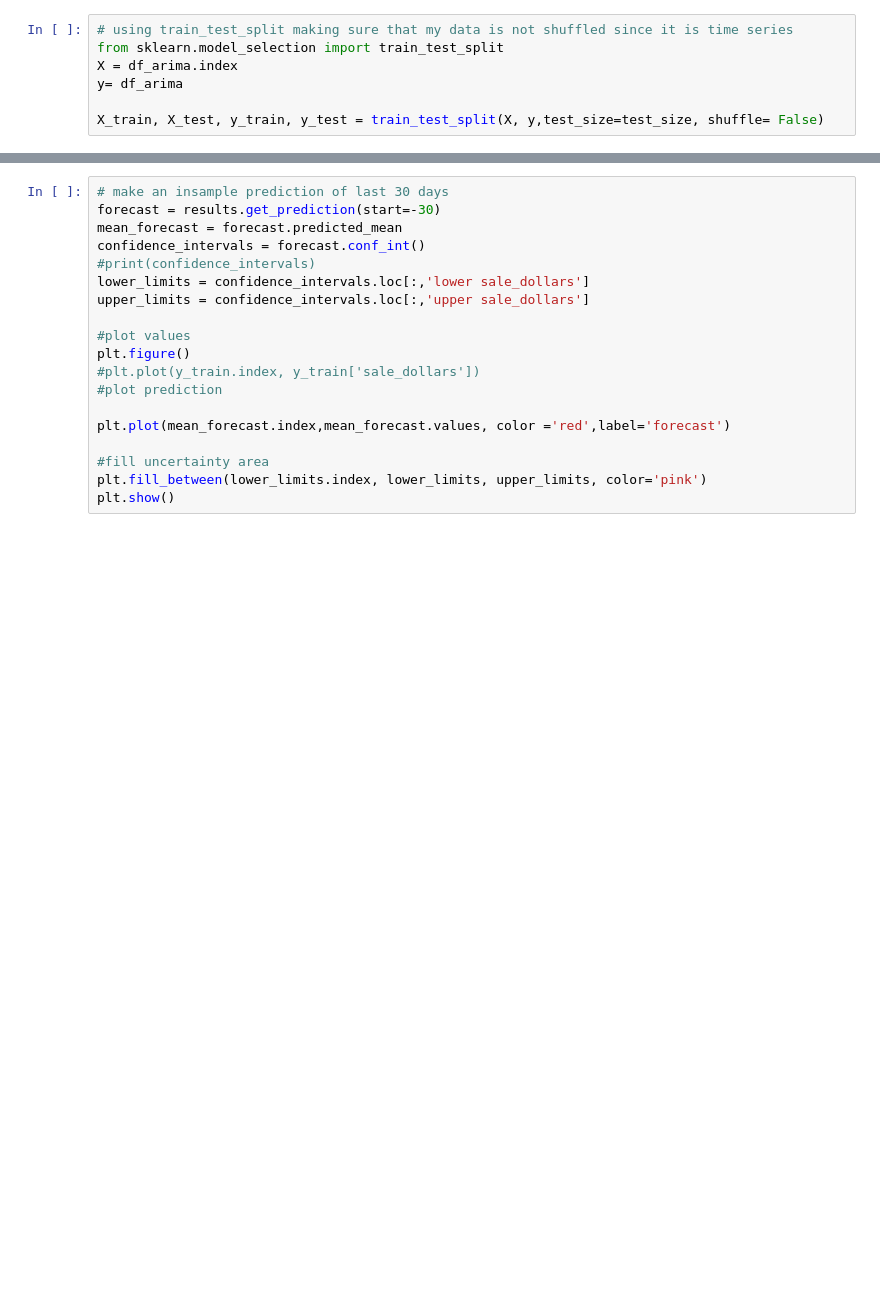
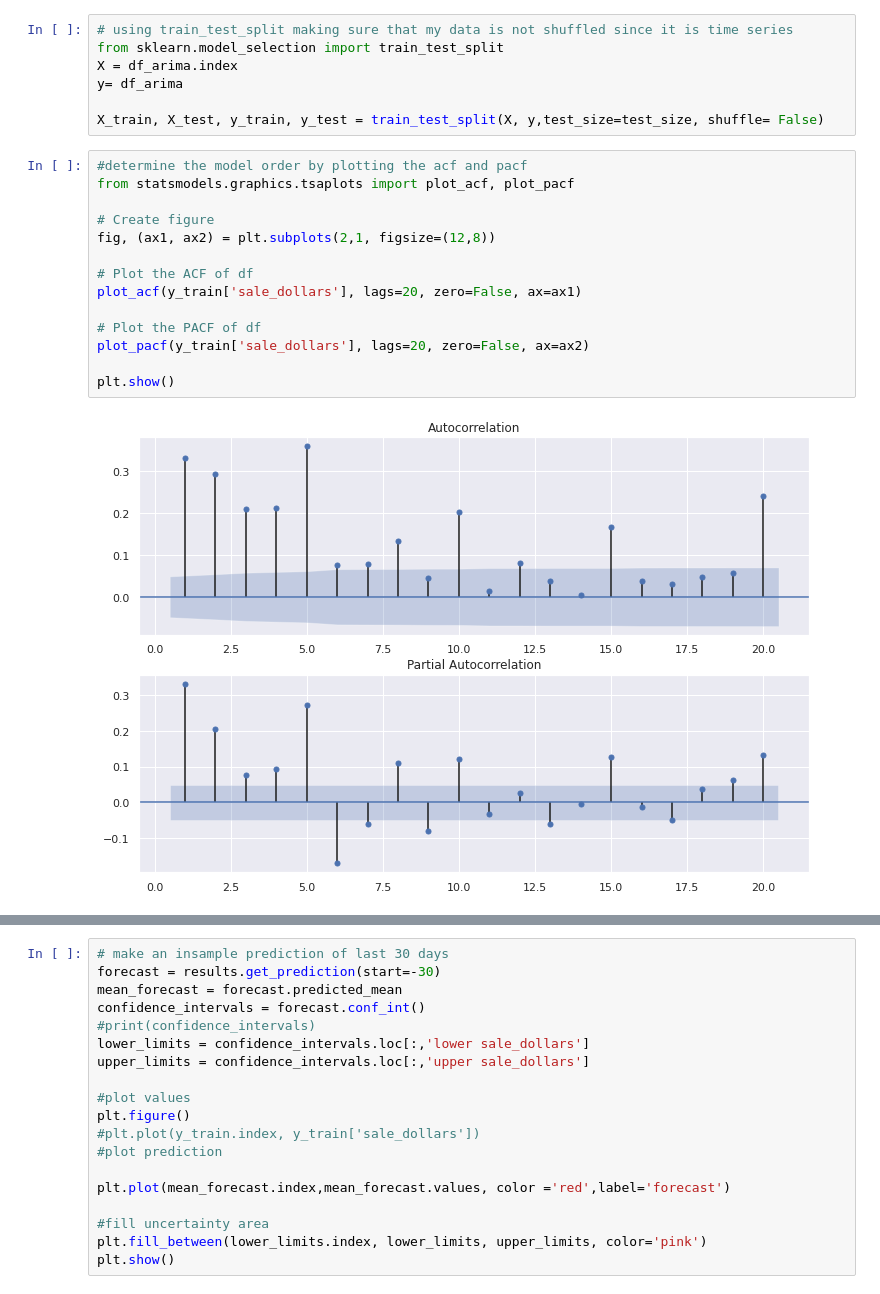
Before and after one commit to JonHaz/Capstone-2-LVMH-Sales-in-Iowa, a Jupyter notebook: LVMH_Capstone_Two_Modeling.ipynb, the cells around one changed output, grey strips where cells are left out. Cells and saved outputs as stored; diff of their text form; blank space fills up the shorter version.

```diff
--- a/LVMH_Capstone_Two_Modeling.ipynb
+++ b/LVMH_Capstone_Two_Modeling.ipynb
@@ -348,3 +348,19 @@ X = df_arima.index
 y= df_arima
 
 X_train, X_test, y_train, y_test = train_test_split(X, y,test_size=test_size, shuffle= False)
+# %%
+#determine the model order by plotting the acf and pacf
+from statsmodels.graphics.tsaplots import plot_acf, plot_pacf
+
+# Create figure
+fig, (ax1, ax2) = plt.subplots(2,1, figsize=(12,8))
+
+# Plot the ACF of df
+plot_acf(y_train['sale_dollars'], lags=20, zero=False, ax=ax1)
+
+# Plot the PACF of df
+plot_pacf(y_train['sale_dollars'], lags=20, zero=False, ax=ax2)
+
+plt.show()
+# %% [output]
+[figure, added]
```
Also changed, not shown: parts of 8 cells of this notebook.
